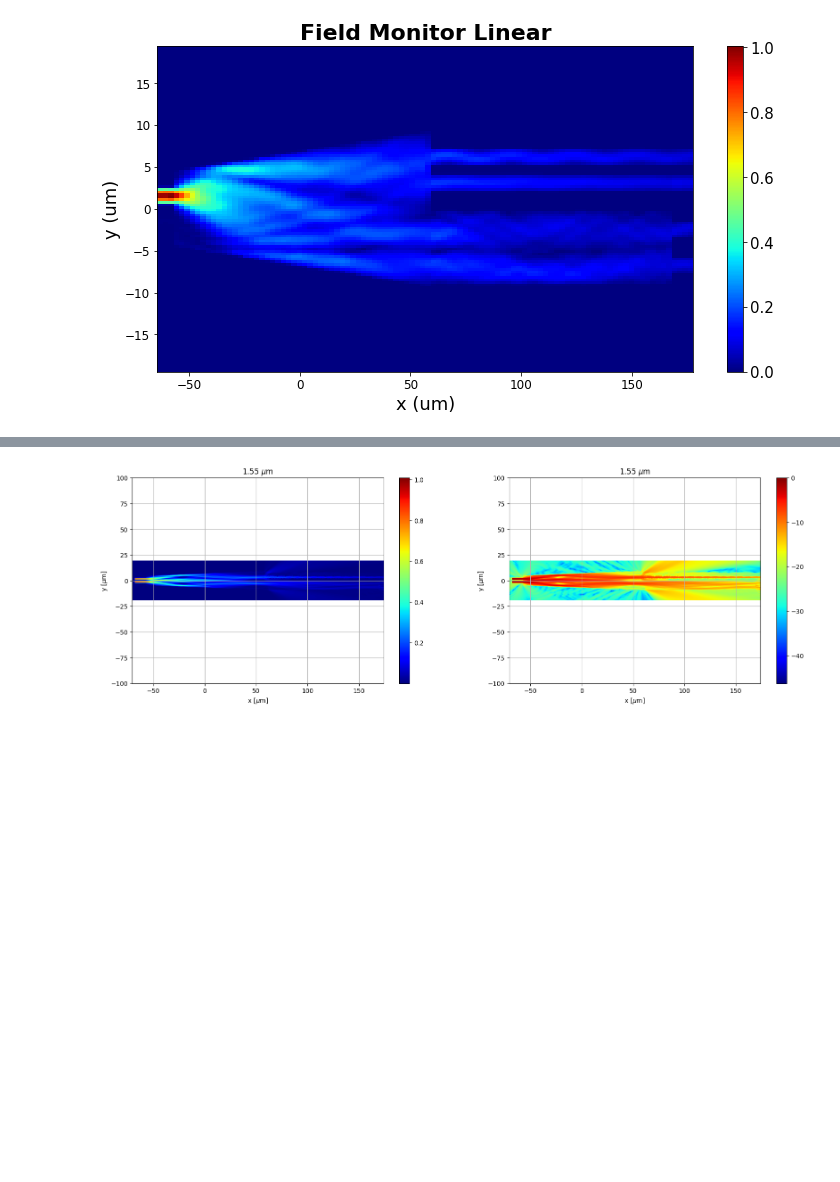
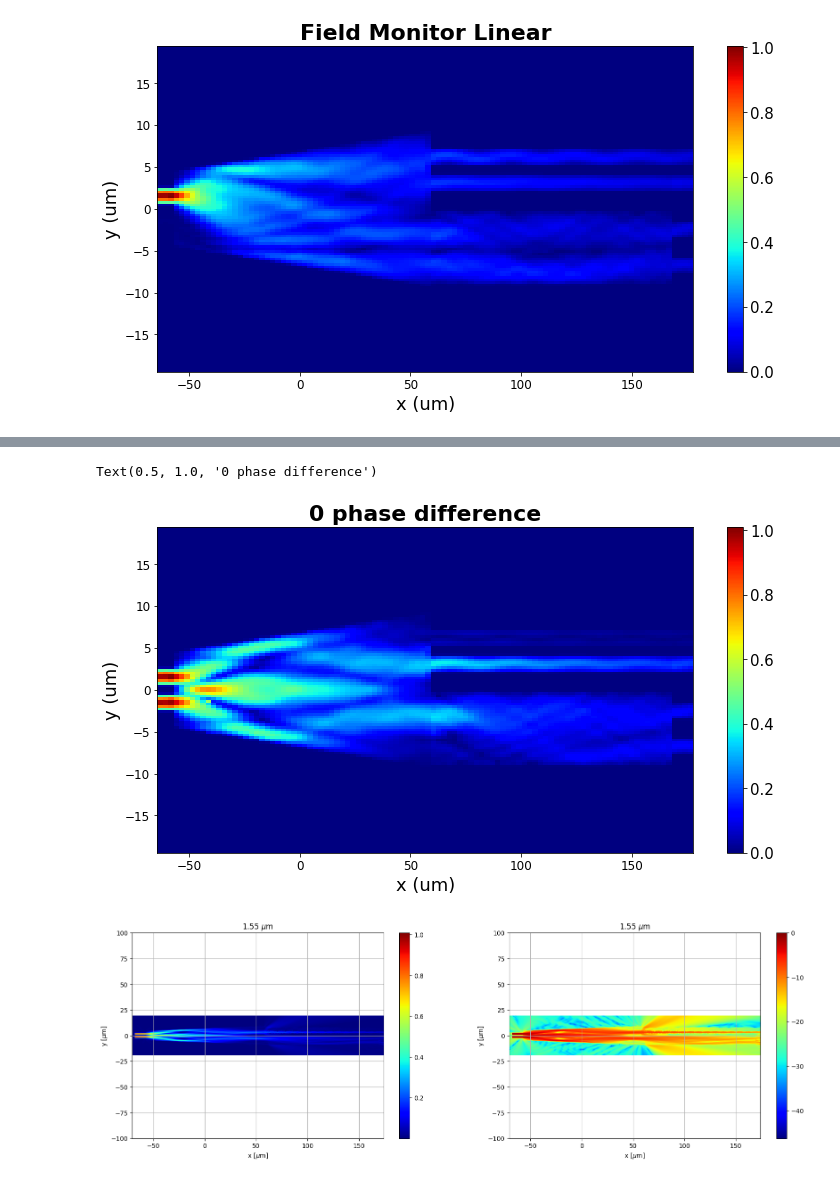
Before and after one commit to Leoopessoa/2x4MMI_Hybrid, a Jupyter notebook: Simulation/Hybrid_Assemble.ipynb, the cells around one changed output, grey strips where cells are left out. Drawn from its saved outputs; the diff is of its cells as text; code cells hidden in the pictures; blank space fills up the shorter version.

```diff
--- a/Simulation/Hybrid_Assemble.ipynb
+++ b/Simulation/Hybrid_Assemble.ipynb
@@ -2038,9 +2036,9 @@ MSOutfile.close
 # %%
-file = open("saveddata/FieldPort1.txt",'rb') # Read the saved .txt
+file = open("saveddata/"+name,'rb') # Read the saved .txt
 field1 = plk.load(file)
 file.close()
 
-#print(data)
+print(field1)
 dataFrame = pd.DataFrame(field1)
 dataFrame
 # %% [output]
@@ -2047,0 +2090,21 @@ EOFError: Ran out of input
+# %%
+#field2 = mode.getresult('monitor','field2 profile')
+x = field2['x']
+y = field2['y']
+E2 = field2['E']
+
+name = 'field2Port2.txt'
+pointResults = [[x],[y],[E2]]
+
+completeName = os.path.join('saveddata/',name) # Saving the Transmission, Gain and Phase of the simulations
+MSOutfile = open(completeName,'wb')
+plk.dump(pointResults,MSOutfile)
+MSOutfile.close()
+# %%
+file = open("saveddata/"+name,'rb') # Read the saved .txt
+field2 = plk.load(file)
+file.close()
+
+print(field2)
+dataFrame = pd.DataFrame(field2)
+dataFrame
@@ -2048,3 +2133,21 @@ EOFError: Ran out of input
+# %%
+E_0 = field['E'] + field2['E']
+E_0 = np.sqrt(E_0[:,:,0,:,0]**2 + E_0[:,:,0,:,1]**2 + E_0[:,:,0,:,2]**2)
+E_0 = np.transpose(abs(E_0[:,:,0]))
+np.shape(x[:,0])
+
+plt.figure(figsize=(12, 6), edgecolor= 'white', facecolor= 'white')
+plt.pcolormesh(x[:,0]*1e6,y[:,0]*1e6,E_0,cmap = 'jet')
+plt.xlabel('x (um)',fontsize=18)
+plt.ylabel('y (um)',fontsize=18)
+plt.yticks(fontsize=12)
+plt.xticks(fontsize=12)
+cbar = plt.colorbar()
+cbar.ax.tick_params(labelsize=15)
+plt.title("0 phase difference", fontsize = 22, fontweight='bold')
+# %% [output]
+Text(0.5, 1.0, '0 phase difference')
+[figure, added]
 # %%
 # Using  Varmode for testing
 
```
Also changed, not shown: parts of 5 cells of this notebook, 5 other files.
